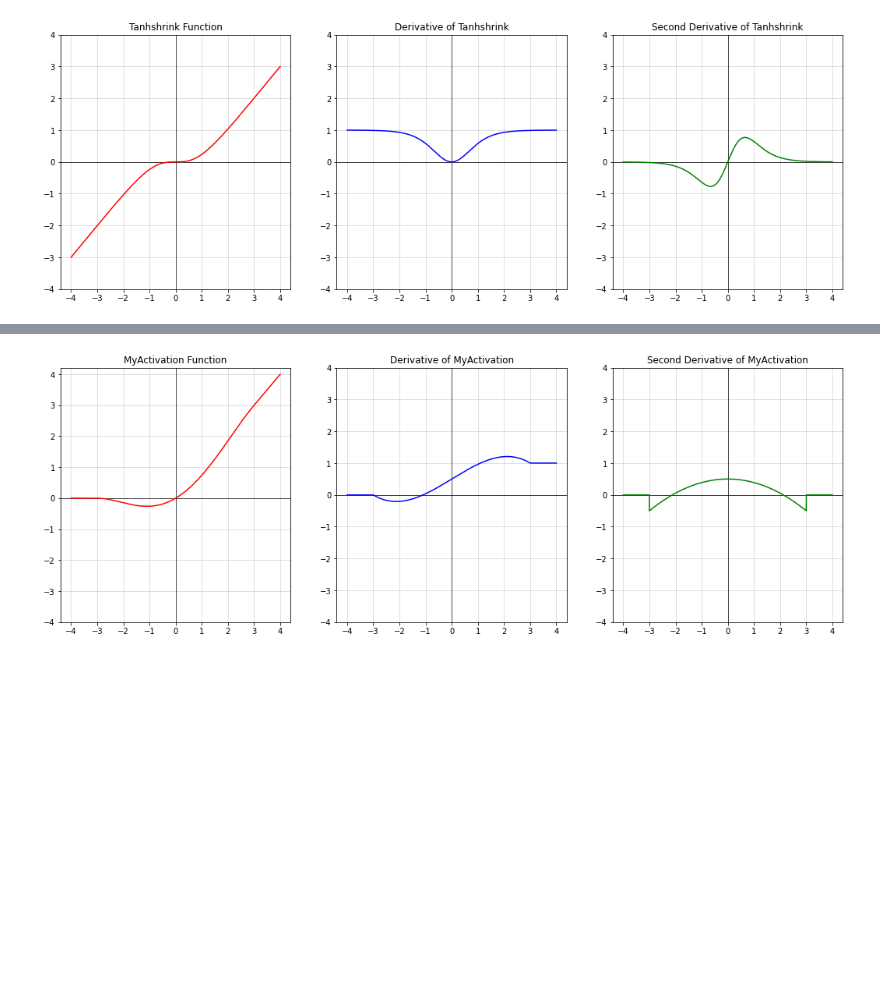
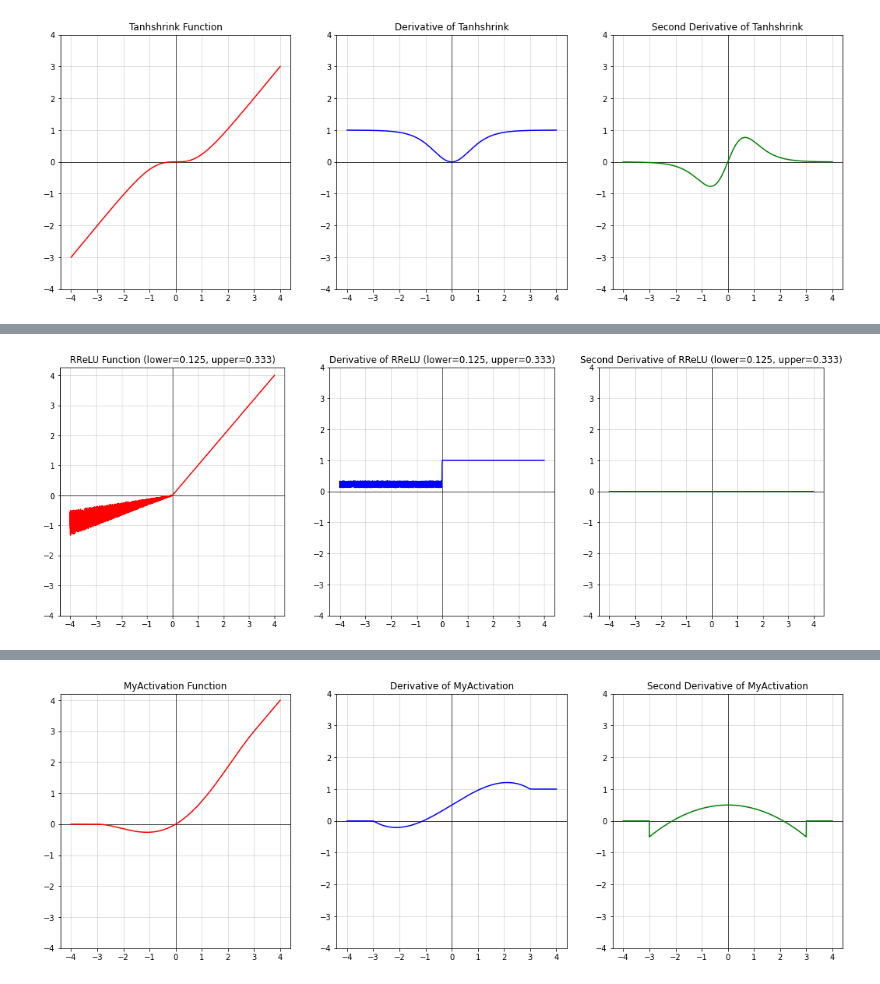
Before and after one commit to kdha0727/pytorch-activation-implementation, a Jupyter notebook: pytorch-activation-implementation.ipynb, the cells around one changed output, grey strips where cells are left out. Drawn from its saved outputs; the diff is of its cells as text; code cells hidden in the pictures; blank space fills up the shorter version.

```diff
--- a/pytorch-activation-implementation.ipynb
+++ b/pytorch-activation-implementation.ipynb
@@ -50,19 +75,13 @@ def plot_activation_function(function, wider=False, title_kwargs=None):
     decorator_return = function
     if isinstance(function, type):
         name = function.__name__
-        if issubclass(function, torch.autograd.Function):  # autograd Function
-            function = function.apply
-        elif issubclass(function, nn.Module):  # uninitialized class of Module
-            function = function()
-        else:
-            assert False
+        if issubclass(function, torch.autograd.Function):  function = function.apply  # autograd Function
+        elif issubclass(function, nn.Module):  function = function()  # uninitialized class of Module
+        else:  assert False
     else:
         name = type(function).__name__
-        if isinstance(function, torch.autograd.Function):  # autograd Function
-            function = function.apply
-        elif not isinstance(function, nn.Module):  # assert function, method, or built-in function
-            assert callable(function)
-            name = function.__name__
+        if isinstance(function, torch.autograd.Function):  function = function.apply  # autograd Function
+        elif not isinstance(function, nn.Module):  assert callable(function); name = function.__name__  # assert function, method, or built-in function
     tick_major = np.arange(-6., 7., 2) if wider else np.arange(-4., 5., 1)
     tick_minor = np.arange(-7., 8., 1) if wider else np.arange(-4., 5., 1)
     x = torch.arange(tick_minor.min(), tick_minor.max(), 1e-3).requires_grad_()
@@ -637,0 +725,31 @@ class Tanhshrink(ActivationModule):
+# %%
+# explicitly add bounds to plot
+@plot_activation_module(lower=1. / 8, upper=round(1. / 3, 3))
+class RReLU(ActivationModule):  # Randomized ReLU
+
+    def __init__(
+        self,
+        lower=1. / 8,
+        upper=1. / 3
+    ):
+        super().__init__()
+        self.lower = lower
+        self.upper = upper
+
+    def forward(self, input):
+        input = input.pow(1.)  # hack for second derivative
+        if self.training:
+            return torch.where(
+                input > 0.,
+                input,
+                # rand_like: [0, 1) -> make it as distribution of [lower ,upper)
+                input * (torch.rand_like(input) * (self.upper - self.lower) + self.lower)
+            )
+        else:
+            return self.leaky_relu(input)
+
+    def leaky_relu(self, input):
+        negative_slope = (self.lower + self.upper) / 2
+        return input.where(input < 0., input * negative_slope)
+# %% [output]
+[figure, added]
```
Also changed, not shown: parts of 33 cells of this notebook, 55 other files.
